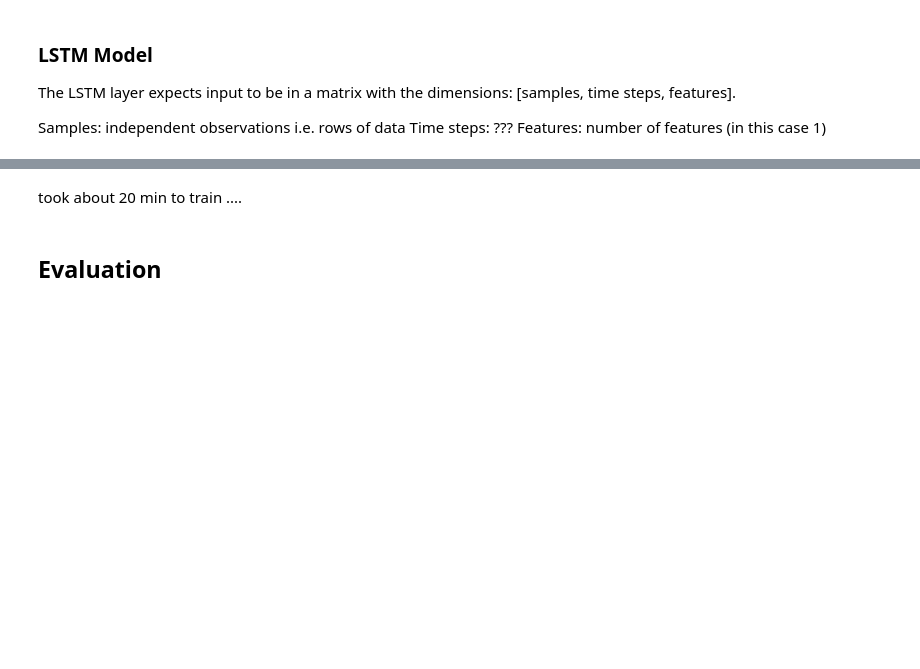
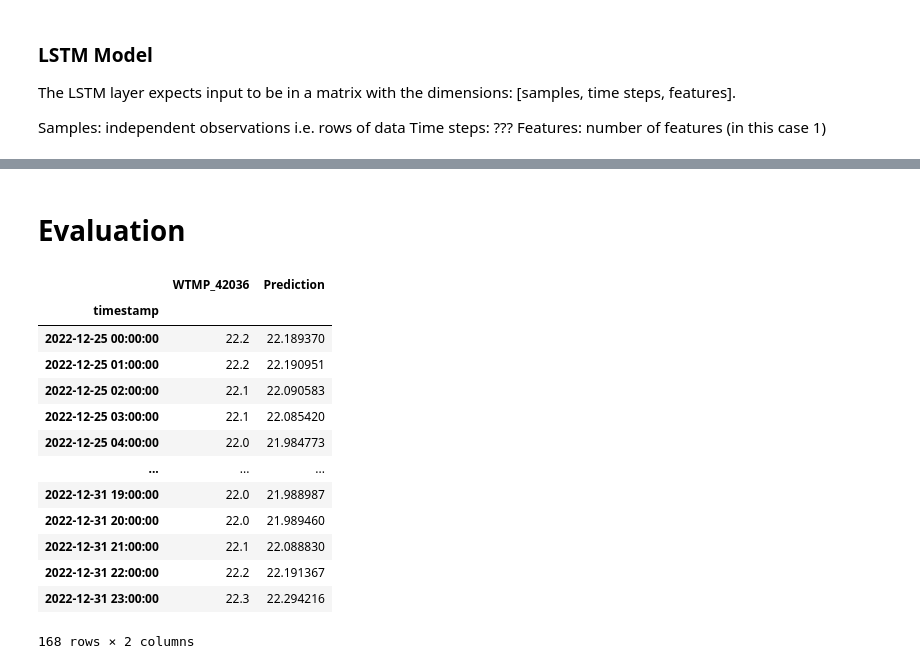
Before and after one commit to elsandner/Master_Project, a Jupyter notebook: Models_LSTM/LSTM_Baseline.ipynb, the cells around one changed output, grey strips where cells are left out. Drawn from its saved outputs; the diff is of its cells as text; code cells hidden in the pictures; blank space fills up the shorter version.

```diff
--- a/Models_LSTM/LSTM_Baseline.ipynb
+++ b/Models_LSTM/LSTM_Baseline.ipynb
@@ -173,9 +152 @@ def scale(train, test):
      return scaler, train_scaled, test_scaled
-# %%
-# inverse scaling for a forecasted value
-def invert_scale(scaler, X, value):
-     new_row = [x for x in X] + [value]
-     array = np.array(new_row)
-     array = array.reshape(1, len(array))
-     inverted = scaler.inverse_transform(array)
-     return inverted[0, -1]
@@ -324,4 +280,2 @@ MSE:  0.003429429850092122
-# %% [markdown]
-took about 20 min to train ....
 # %% [markdown]
-## Evaluation
+# Evaluation
@@ -347,0 +282,19 @@ print('MSE: ', mse)
+# %%
+result = data.tail(len(predictions)).copy() #to ensure that it is a copy and not the original data dataframe
+result.loc[:, "Prediction"] = predictions
+result
+# %% [output]
+|  | WTMP_42036 | Prediction |
+| timestamp |  |  |
+| 2022-12-25 00:00:00 | 22.2 | 22.189370 |
+| 2022-12-25 01:00:00 | 22.2 | 22.190951 |
+| 2022-12-25 02:00:00 | 22.1 | 22.090583 |
+| 2022-12-25 03:00:00 | 22.1 | 22.085420 |
+| 2022-12-25 04:00:00 | 22.0 | 21.984773 |
+| ... | ... | ... |
+| 2022-12-31 19:00:00 | 22.0 | 21.988987 |
+| 2022-12-31 20:00:00 | 22.0 | 21.989460 |
+| 2022-12-31 21:00:00 | 22.1 | 22.088830 |
+| 2022-12-31 22:00:00 | 22.2 | 22.191367 |
+| 2022-12-31 23:00:00 | 22.3 | 22.294216 |
+168 rows × 2 columns
```
Also changed, not shown: parts of 36 cells of this notebook, 1 other file.
